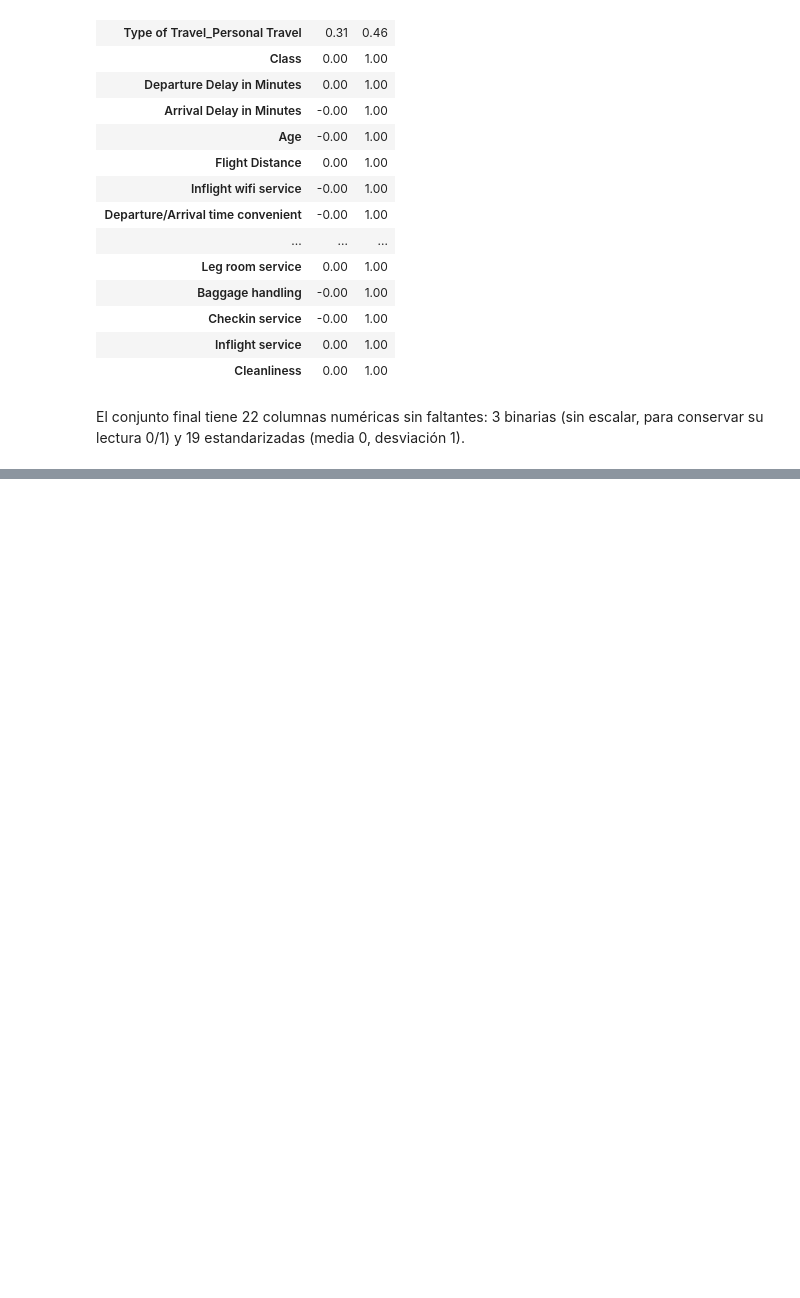
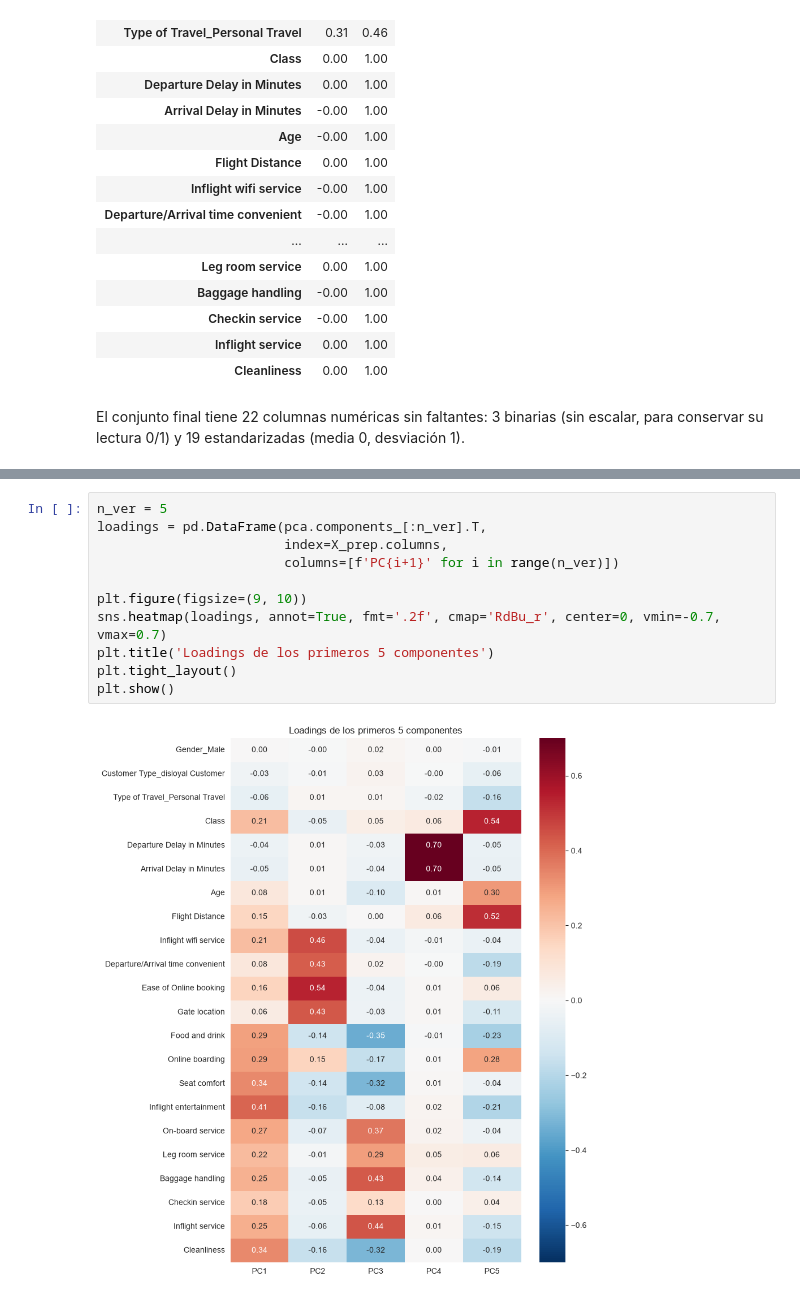
Before and after one commit to isabelhoyos287560/entrega2-analisis-de-datos, a Jupyter notebook: 03_preprocesamiento.ipynb, the cells around one changed output, grey strips where cells are left out. Drawn from its saved outputs; the diff is of its cells as text; blank space fills up the shorter version.

```diff
--- a/03_preprocesamiento.ipynb
+++ b/03_preprocesamiento.ipynb
@@ -229,0 +296,13 @@ El conjunto final tiene 22 columnas numéricas sin faltantes: 3 binarias (sin es
+# %%
+n_ver = 5
+loadings = pd.DataFrame(pca.components_[:n_ver].T,
+                        index=X_prep.columns,
+                        columns=[f'PC{i+1}' for i in range(n_ver)])
+
+plt.figure(figsize=(9, 10))
+sns.heatmap(loadings, annot=True, fmt='.2f', cmap='RdBu_r', center=0, vmin=-0.7, vmax=0.7)
+plt.title('Loadings de los primeros 5 componentes')
+plt.tight_layout()
+plt.show()
+# %% [output]
+[figure, added]
```
Also changed, not shown: parts of 12 cells of this notebook.
